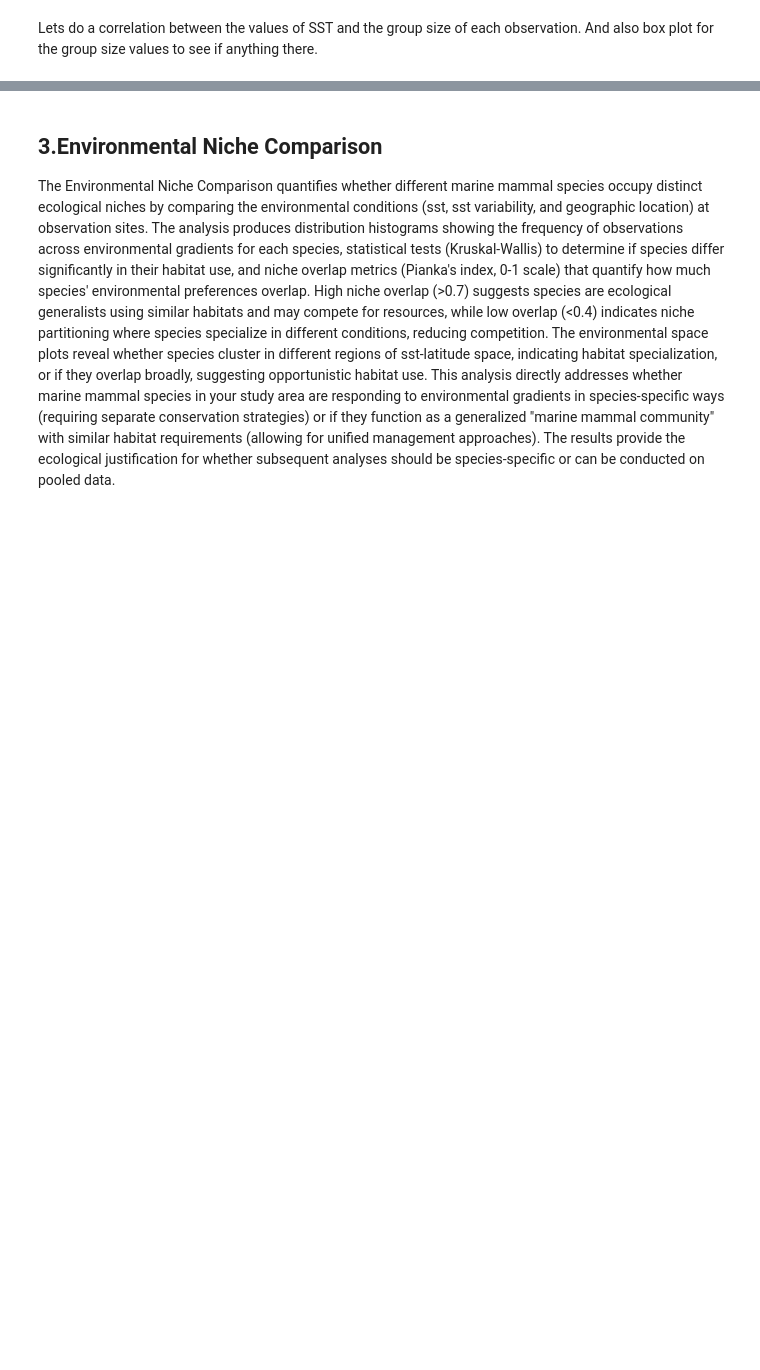
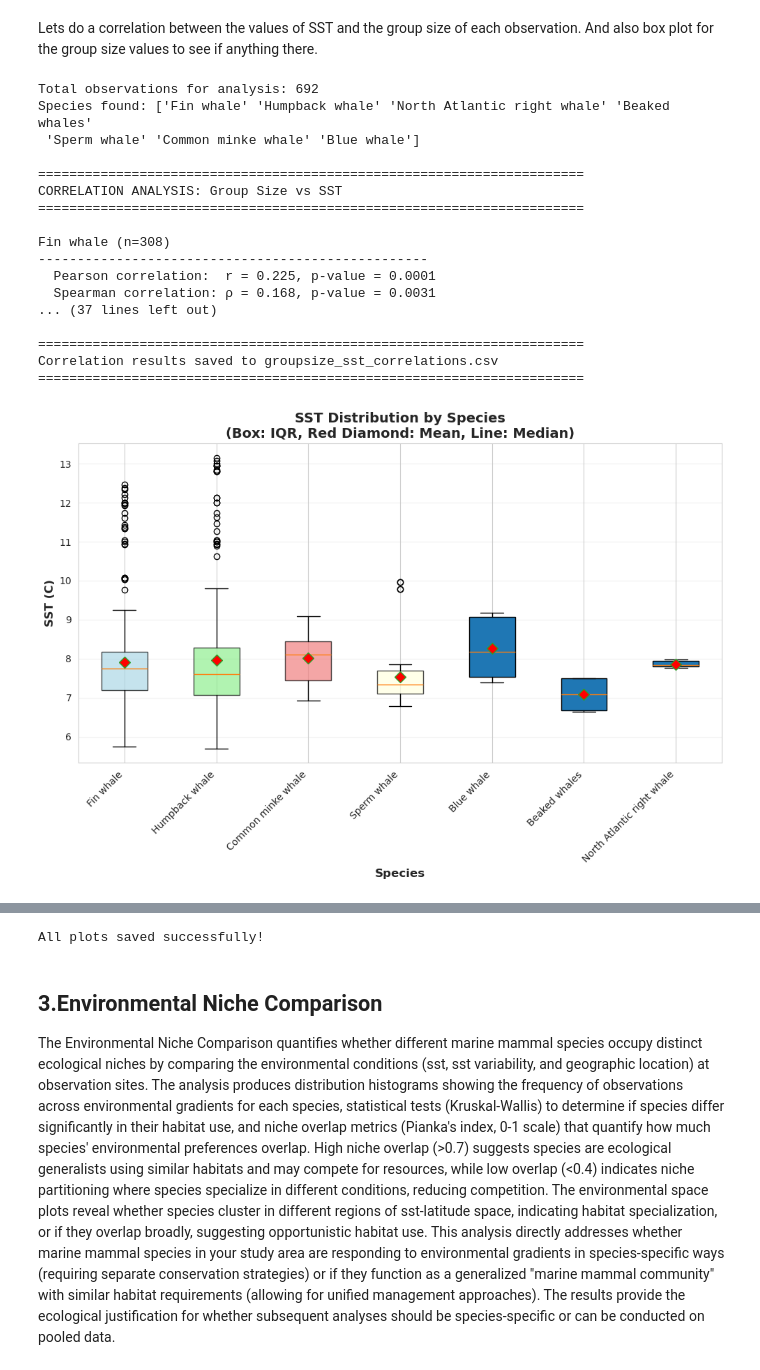
Before and after one commit to fish-pace/2026_proj_megafauna, a Jupyter notebook: contributor_folders/AnaVaz/MODIS_SST_v2.ipynb, the cells around one changed output, grey strips where cells are left out. Drawn from its saved outputs; the diff is of its cells as text; code cells hidden in the pictures; blank space fills up the shorter version.

```diff
--- a/contributor_folders/AnaVaz/MODIS_SST_v2.ipynb
+++ b/contributor_folders/AnaVaz/MODIS_SST_v2.ipynb
@@ -35,7 +17,7 @@ import xarray as xr
 
 auth = earthaccess.login(persist=True)
 
-results = earthaccess.search_datasets(instrument="MODIS")
-for item in results[1:100]:
-    summary = item.summary()
-    print(summary["short-name"])
+#results = earthaccess.search_datasets(instrument="MODIS")
+#for item in results[1:100]:
+#    summary = item.summary()
+#    print(summary["short-name"])
@@ -576,7 +532,7 @@ for species in species_list:
 
         # Spearman correlation (monotonic relationship, more robust for discrete data)
         spearman_r, spearman_p = stats.spearmanr(species_data['group_size'],
-                                                  species_data['sst_a_median'])
+                                                  species_data['sst_median'])
 
         print(f"\n{species} (n={len(species_data)})")
         print("-" * 50)
@@ -636,31 +592,50 @@ ax.grid(True, alpha=0.3, axis='y')
 plt.tight_layout()
 plt.savefig('/home/jovyan/2026_proj_megafauna/contributor_folders/AnaVaz/sst_by_species_boxplot.png',
             dpi=300, bbox_inches='tight')
 plt.show()
 
 # ===== PLOT 2: Box Plot by Group Size Category and Species =====
 # Bin group sizes into categories
 analysis_df['group_size_category'] = pd.cut(analysis_df['group_size'],
                                              bins=[0, 1, 2, 4, 100],
                                              labels=['1', '2', '3-4', '5+'])
 
 fig, ax = plt.subplots(figsize=(12, 7))
 
 sns.boxplot(data=analysis_df,
             x='group_size_category',
-            y='sst_a_median',
+            y='sst_median',
             hue='common_name',
             palette='Set2',
             ax=ax)
 
 ax.set_xlabel('Group Size Category', fontsize=12, fontweight='bold')
 ax.set_ylabel('SST (C)', fontsize=12, fontweight='bold')
 ax.set_title('SST by Group Size Category and Species', fontsize=14, fontweight='bold')
 ax.legend(title='Species', fontsize=10, bbox_to_anchor=(1.05, 1), loc='upper left')
 ax.grid(True, alpha=0.3, axis='y')
 plt.tight_layout()
 plt.savefig('/home/jovyan/2026_proj_megafauna/contributor_folders/AnaVaz/groupsize_categories_sst.png',
             dpi=300, bbox_inches='tight')
 plt.show()
 
 print("\nAll plots saved successfully!")
+# %% [output]
+Total observations for analysis: 692
+Species found: ['Fin whale' 'Humpback whale' 'North Atlantic right whale' 'Beaked whales'
+ 'Sperm whale' 'Common minke whale' 'Blue whale']
+
+======================================================================
+CORRELATION ANALYSIS: Group Size vs SST
+======================================================================
+
+Fin whale (n=308)
+--------------------------------------------------
+  Pearson correlation:  r = 0.225, p-value = 0.0001
+  Spearman correlation: ρ = 0.168, p-value = 0.0031
+... (37 lines left out)
+
+======================================================================
+Correlation results saved to groupsize_sst_correlations.csv
+======================================================================
+[figure, added]
@@ -667,2 +643,3 @@ print("\nAll plots saved successfully!")
+All plots saved successfully!
 # %% [markdown]
 ## 3.Environmental Niche Comparison
```
Also changed, not shown: parts of 9 cells of this notebook, 1 other file.
